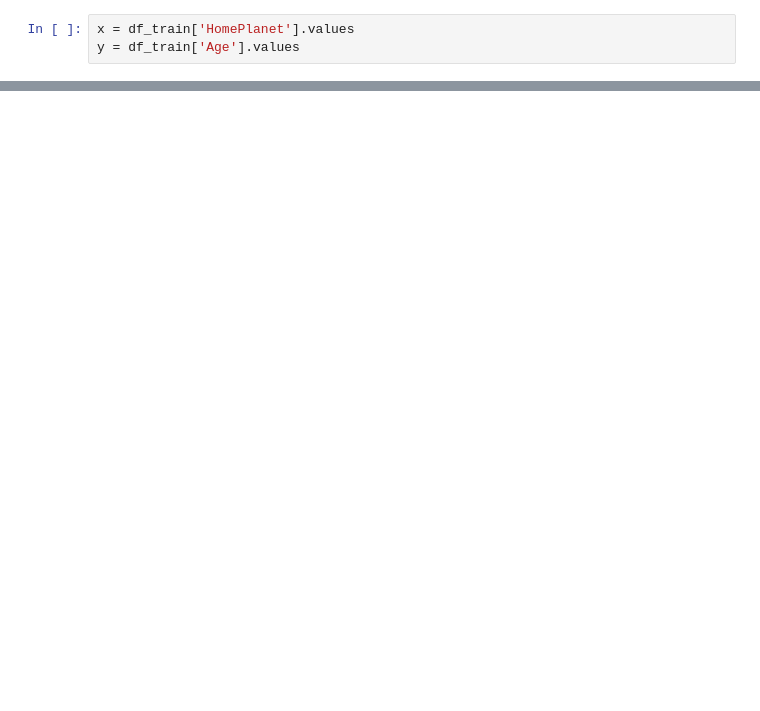
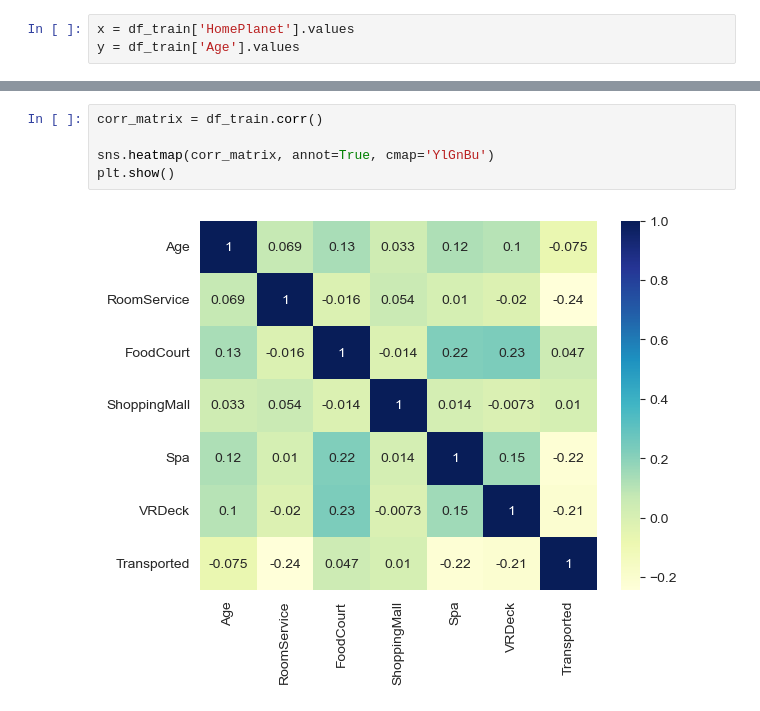
Before and after one commit to SelimSaglam/Kaggle, a Jupyter notebook: Main.ipynb, the cells around one changed output, grey strips where cells are left out. Cells and saved outputs as stored; diff of their text form; blank space fills up the shorter version.

```diff
--- a/Main.ipynb
+++ b/Main.ipynb
@@ -29,0 +64,7 @@ plt.show()
+# %%
+corr_matrix = df_train.corr()
+
+sns.heatmap(corr_matrix, annot=True, cmap='YlGnBu')
+plt.show()
+# %% [output]
+[figure, added]
```
Also changed, not shown: parts of 7 cells of this notebook.
